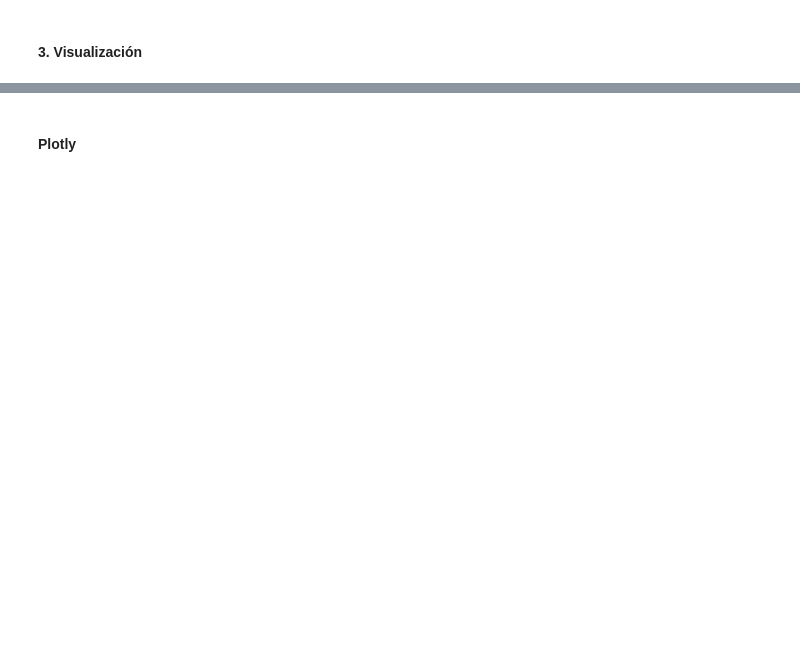
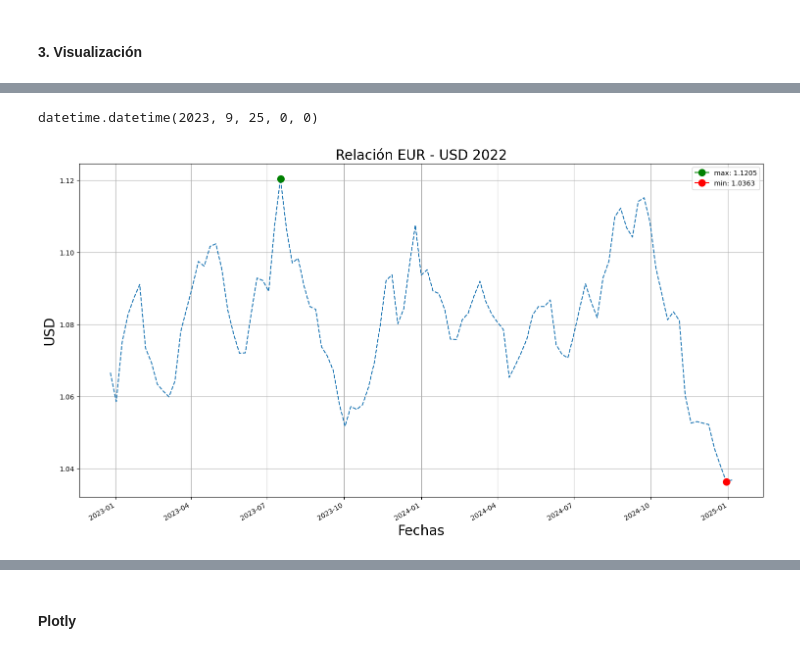
Before and after one commit to Fenix-v/MODULO3, a Jupyter notebook: Teoria_Mod3/12.api_frankfurter.ipynb, the cells around one changed output, grey strips where cells are left out. Saved outputs shown, nothing was run; the diff lists cells and outputs as text; code cells hidden in the pictures; blank space fills up the shorter version.

```diff
--- a/Teoria_Mod3/12.api_frankfurter.ipynb
+++ b/Teoria_Mod3/12.api_frankfurter.ipynb
@@ -277,39 +594,43 @@ fechas[np.argmax(dolares)]
 # %%
-fechas[52]
+fechas[39]
+# %% [output]
+datetime.datetime(2023, 9, 25, 0, 0)
 # %%
 # Tamaño de la figura
 plt.figure(figsize = (18, 10))
 
 # Plot (función especial que trabaja con fechas)
-plt.plot_date(x = fechas, y = dolares, fmt = "--")
+plt.plot(fechas,  dolares,  "--")
 
 # max
 plt.plot(fechas[np.argmax(dolares)],
          np.max(dolares),
          color      = "green",
          marker     = "o",
          markersize = 10,
          label      = f"max: {np.max(dolares)}")
 
 # min
 plt.plot(fechas[np.argmin(dolares)],
          np.min(dolares),
          color      = "red",
          marker     = "o",
          markersize = 10,
          label      = f"min: {np.min(dolares)}")
 
 # Evita que se sobrepongan las fechas
 plt.gcf().autofmt_xdate()
 
 # Etiquetas
 plt.legend()
 plt.xlabel("Fechas", fontsize = 20)
 plt.ylabel("USD", fontsize = 20)
 plt.title("Relación EUR - USD 2022", fontsize = 20)
 
 plt.grid()
 plt.show()
+# %% [output]
+[figure, added]
 # %%
 print(f"Max: {max(dolares)}")
 print(f"Min: {min(dolares)}")
```
Also changed, not shown: parts of 29 cells of this notebook, 6 other files.
